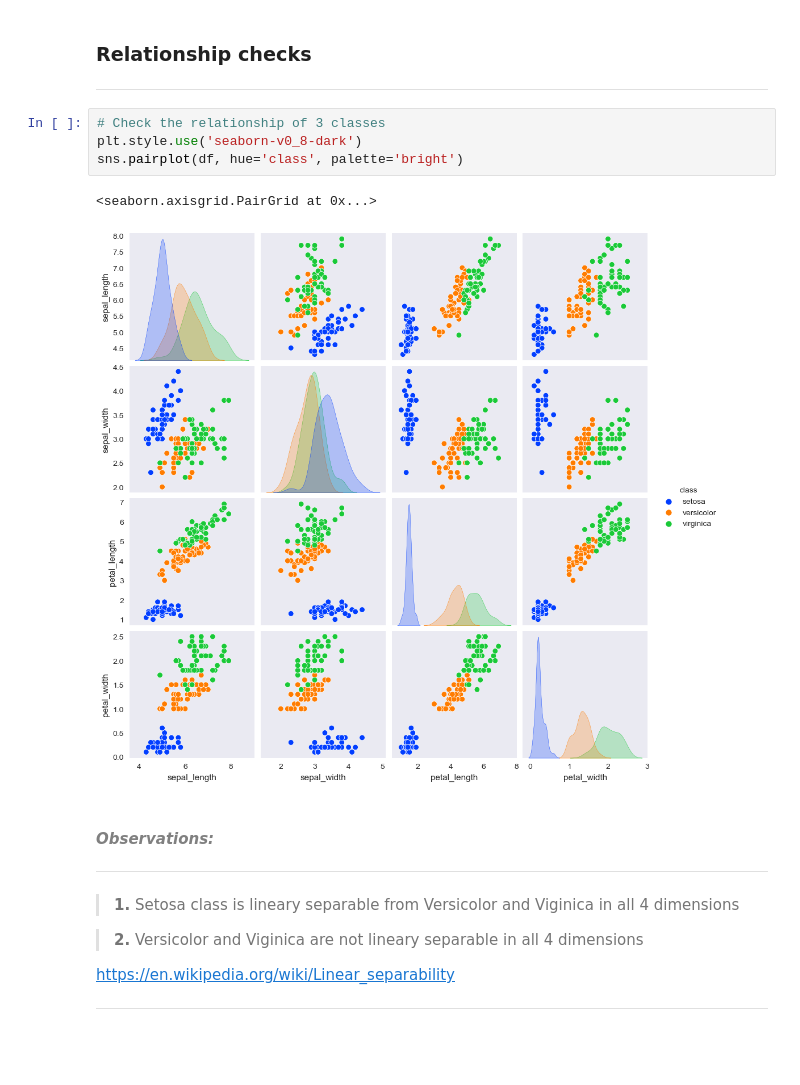
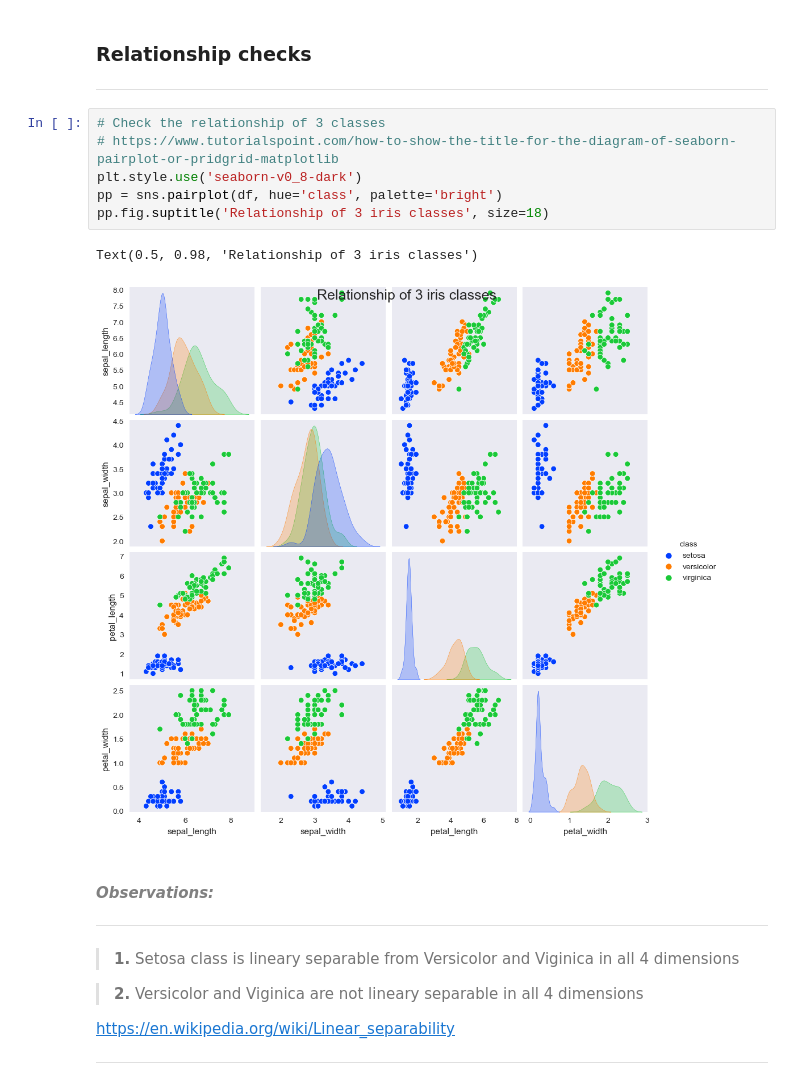
Before and after one commit to Anna20041983/Machine_Learning_and_Statistics, a Jupyter notebook: tasks.ipynb, the cells around one changed output. Drawn from its saved outputs; the diff is of its cells as text; blank space fills up the shorter version.

```diff
--- a/tasks.ipynb
+++ b/tasks.ipynb
@@ -673,11 +674,13 @@ dtype: int64
 ***
 # %%
 # Check the relationship of 3 classes
+# https://www.tutorialspoint.com/how-to-show-the-title-for-the-diagram-of-seaborn-pairplot-or-pridgrid-matplotlib
 plt.style.use('seaborn-v0_8-dark')
-sns.pairplot(df, hue='class', palette='bright')
+pp = sns.pairplot(df, hue='class', palette='bright')
+pp.fig.suptitle('Relationship of 3 iris classes', size=18)
 # %% [output]
-<seaborn.axisgrid.PairGrid at 0x...>
+Text(0.5, 0.98, 'Relationship of 3 iris classes')
-[figure, old version]
+[figure, new version]
 # %% [markdown]
 #### <font color='grey'><i>Observations:</i><font><a class='anchor' id='top'></a>
 
```
Also changed, not shown: parts of 18 cells of this notebook, 1 other file.
